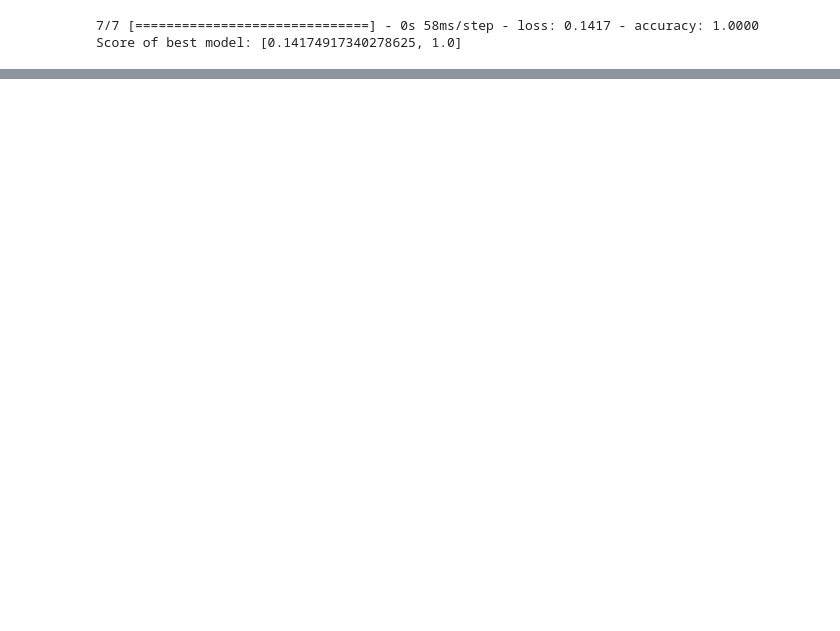
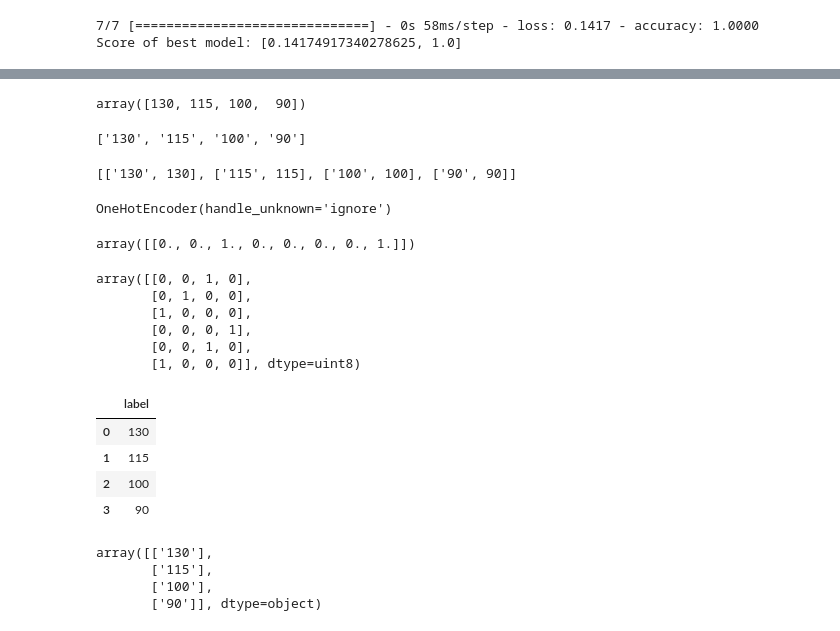
Before and after one commit to shamilnabiyev/automl-time-series, a Jupyter notebook: notebooks/mcfly-tutorial.ipynb, the cells around one changed output, grey strips where cells are left out. Cells and saved outputs as stored; diff of their text form; code cells hidden in the pictures; blank space fills up the shorter version.

```diff
--- a/notebooks/mcfly-tutorial.ipynb
+++ b/notebooks/mcfly-tutorial.ipynb
@@ -406,0 +437,3 @@ Score of best model: [0.14174917340278625, 1.0]
+# %%
+profile = pd.read_csv('../data/Predictive-Maintenance-Of-Hydraulics-System/profile_targets.csv')
+profile.head()
@@ -406,0 +447,53 @@ Score of best model: [0.14174917340278625, 1.0]
+# %%
+labels = profile['target_hydraulic_accumulator_pressure'].unique()
+labels
+# %% [output]
+array([130, 115, 100,  90])
+# %%
+keys = [str(x) for x in labels]
+keys
+# %% [output]
+['130', '115', '100', '90']
+# %%
+class_labels = []
+
+for k, l in zip(keys, labels):
+    class_labels.append([k , l])
+
+class_labels
+# %% [output]
+[['130', 130], ['115', 115], ['100', 100], ['90', 90]]
+# %%
+enc.fit(class_labels)
+# %% [output]
+OneHotEncoder(handle_unknown='ignore')
+# %%
+enc.transform([['130', 130]]).toarray()
+# %% [output]
+array([[0., 0., 1., 0., 0., 0., 0., 1.]])
+# %%
+labels_binary = pd.get_dummies(['130', '115', '100', '90', '130', '100'])
+labels_binary.to_numpy()
+# %% [output]
+array([[0, 0, 1, 0],
+       [0, 1, 0, 0],
+       [1, 0, 0, 0],
+       [0, 0, 0, 1],
+       [0, 0, 1, 0],
+       [1, 0, 0, 0]], dtype=uint8)
+# %%
+df_labels = pd.DataFrame(keys, columns=['label'])
+df_labels
+# %% [output]
+|  | label |
+| 0 | 130 |
+| 1 | 115 |
+| 2 | 100 |
+| 3 | 90 |
+# %%
+df_labels['label'].to_numpy().reshape(-1, 1)
+# %% [output]
+array([['130'],
+       ['115'],
+       ['100'],
+       ['90']], dtype=object)
```
Also changed, not shown: parts of 32 cells of this notebook.
